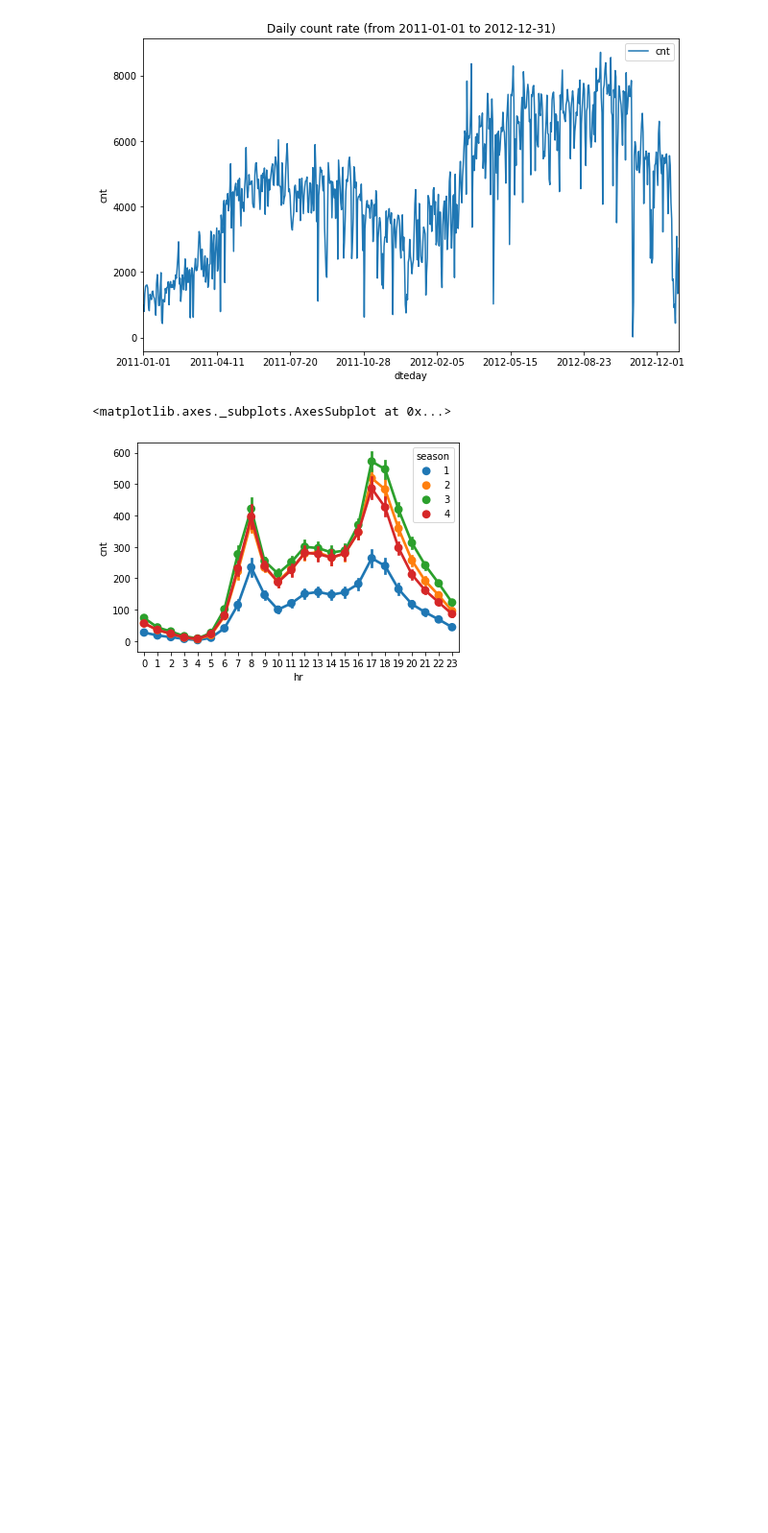
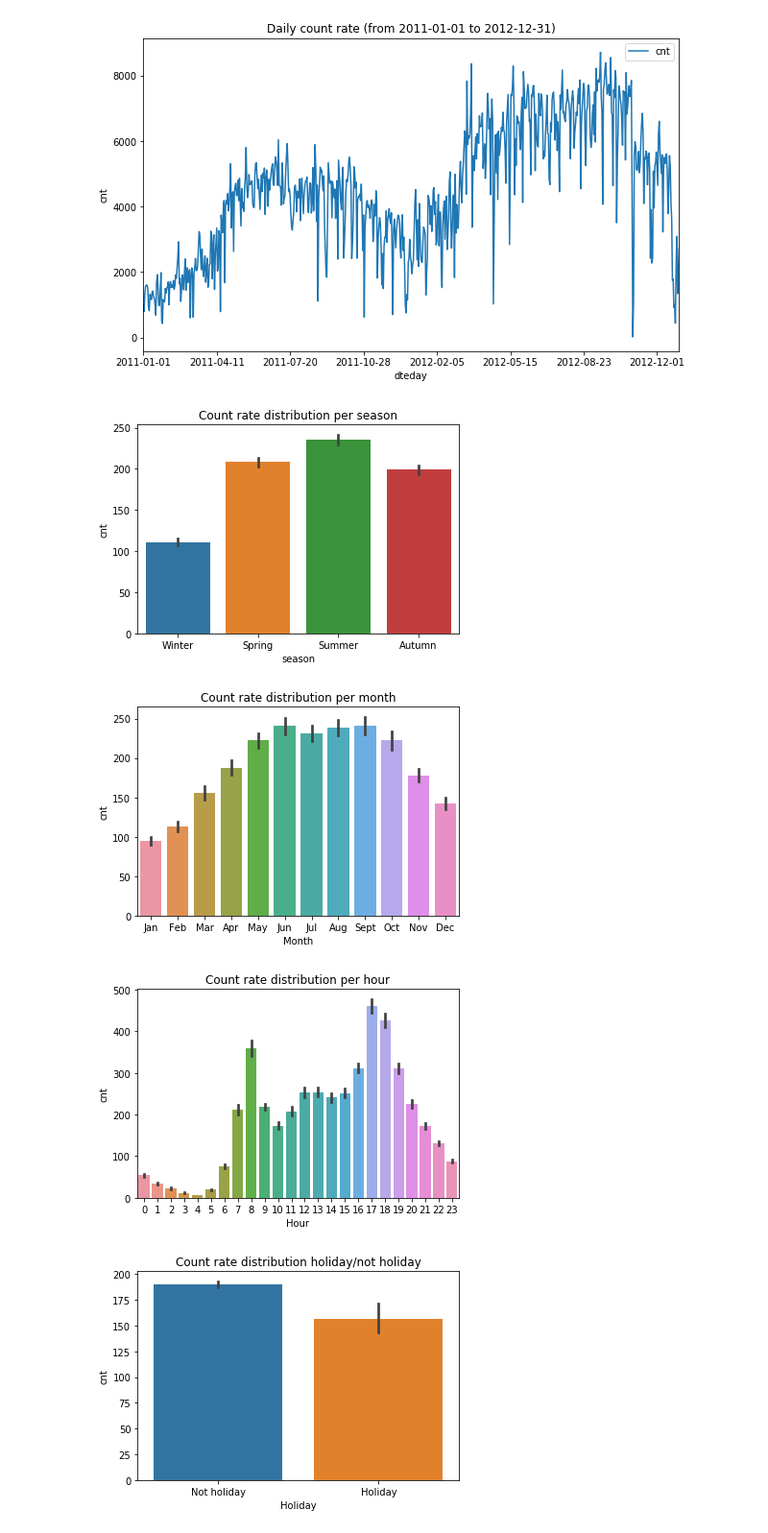
Before and after one commit to amurrone/BikeSharing, a Jupyter notebook: inspect_data.ipynb, the cells around one changed output. Shown at 96% size. Cells and saved outputs as stored; diff of their text form; code cells hidden in the pictures; blank space fills up the shorter version.

Commit message:
Added some count rate distribution plots

```diff
--- a/inspect_data.ipynb
+++ b/inspect_data.ipynb
@@ -105,13 +105,53 @@ plt.show()
 # %% [output]
 [figure]
 [figure]
-# %%
-import seaborn as sb
-
-"""sb.pointplot(data=data_hourly[['hr','cnt','season']],
-              x='hr',
-              y='cnt',
-              hue='season')"""
-# %% [output]
-<matplotlib.axes._subplots.AxesSubplot at 0x...>
-[figure, removed]
+# %%
+# Count rate distributions for different categorical variables
+# Seaborn barplot already shows the estimate
+import seaborn as sns
+
+ax = sns.barplot(data=data_hourly[['season', 'cnt']], x='season', y='cnt')
+season = ['Winter', 'Spring', 'Summer', 'Autumn']
+ax.set_xticklabels(season)
+ax.set_title ("Count rate distribution per season")
+
+plt.show()
+
+ax = sns.barplot(data=data_hourly[['mnth', 'cnt']], x='mnth', y='cnt')
+month = ['Jan', 'Feb', 'Mar', 'Apr', 'May', 'Jun', 'Jul', 'Aug', 'Sept', 'Oct', 'Nov', 'Dec']
+ax.set_xticklabels(month)
+ax.set_xlabel("Month")
+ax.set_title ("Count rate distribution per month")
+plt.show()
+
+ax = sns.barplot(data=data_hourly[['hr', 'cnt']], x='hr', y='cnt')
+ax.set_title ("Count rate distribution per hour")
+ax.set_xlabel("Hour")
+plt.show()
+
+
+ax = sns.barplot(data=data_hourly[['holiday', 'cnt']], x='holiday', y='cnt')
+holiday = ['Not holiday', 'Holiday']
+ax.set_xticklabels(holiday)
+ax.set_xlabel("Holiday")
+ax.set_title ("Count rate distribution holiday/not holiday")
+plt.show()
+
+ax = sns.barplot(data=data_hourly[['weekday', 'cnt']], x='weekday', y='cnt')
+weekday = ['Mon', 'Tue', 'Wed', 'Thur', 'Fri', 'Sat', 'Sun']
+ax.set_xticklabels(weekday)
+ax.set_xlabel("Weekday")
+ax.set_title ("Count rate distribution per week day")
+plt.show()
+
+ax = sns.barplot(data=data_hourly[['weathersit', 'cnt']], x='weathersit', y='cnt')
+weather = ['Clear', 'Cloudy', 'Light snow/rain', 'Heavy snow/rain']
+ax.set_xticklabels(weather)
+ax.set_xlabel("Weather")
+ax.set_title ("Count rate distribution according to weather")
+plt.show()
+# %% [output]
+[figure, added]
+[figure, added]
+[figure, added]
+[figure, added]
```
Also changed, not shown: parts of 3 cells of this notebook.
